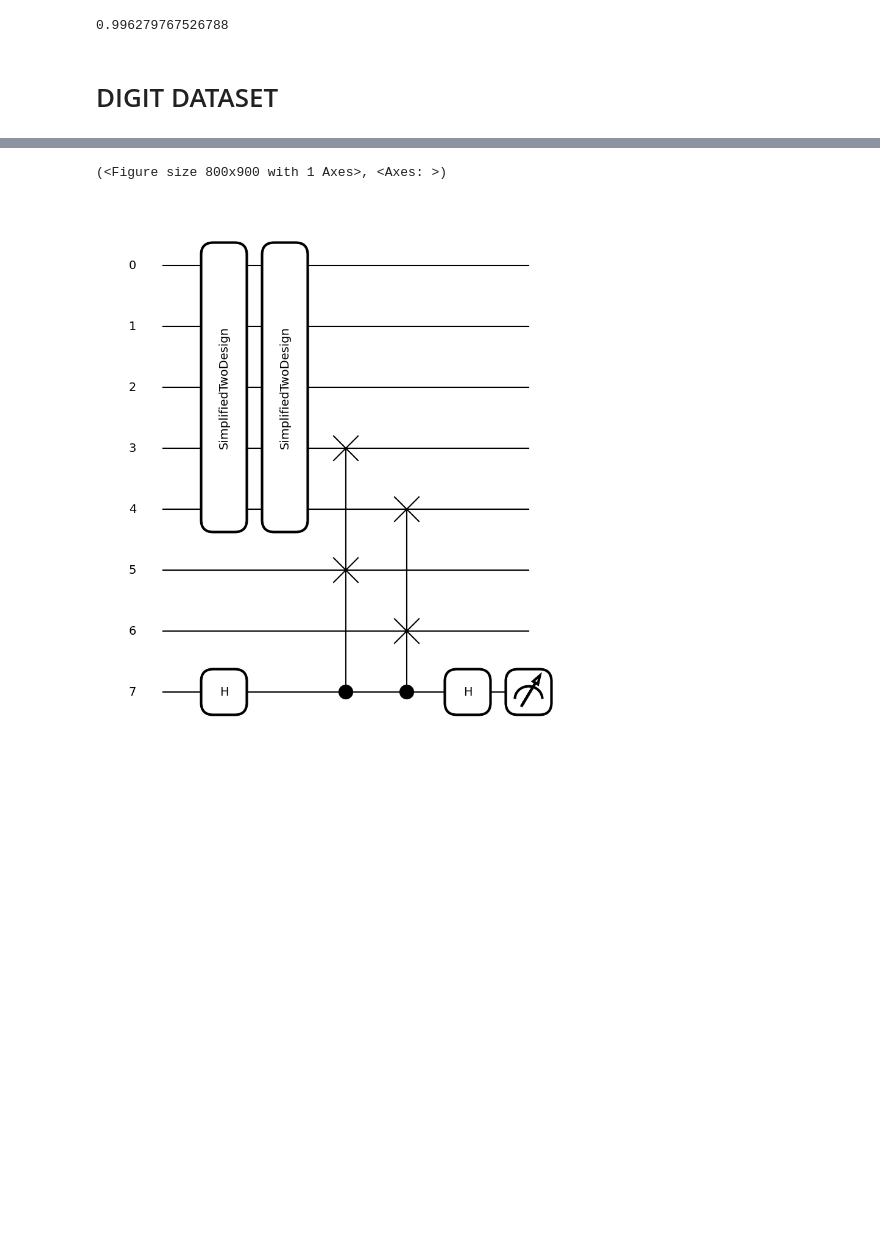
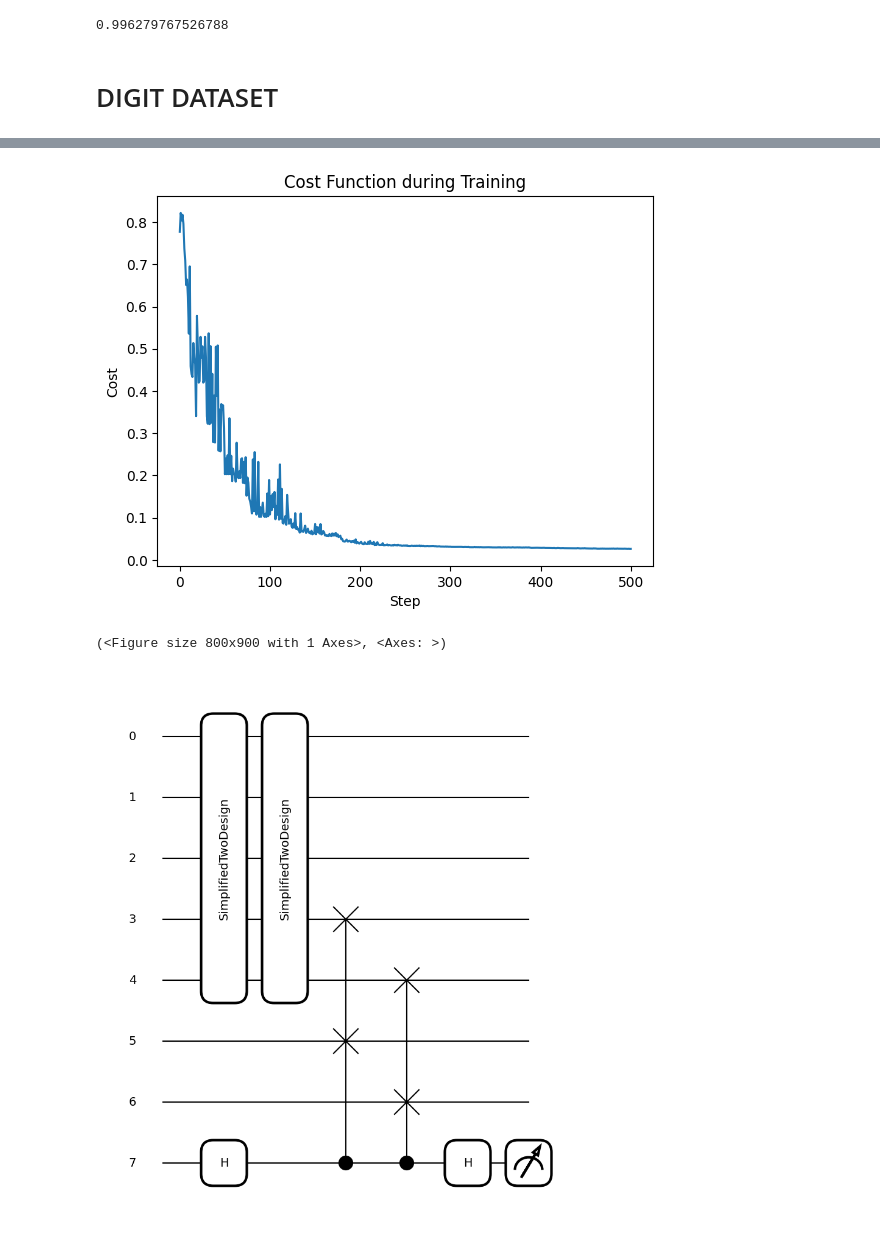
Before and after one commit to EdoardoZappia/Quantum_Autoencoder_PML_Exam, a Jupyter notebook: quantum_autoencoder.ipynb, the cells around one changed output, grey strips where cells are left out. Drawn from its saved outputs; the diff is of its cells as text; code cells hidden in the pictures; blank space fills up the shorter version.

```diff
--- a/quantum_autoencoder.ipynb
+++ b/quantum_autoencoder.ipynb
@@ -295,0 +345,8 @@ train_images, __ = get_dataset_digits(2)
+# %%
+cost_values_digits = []
+opt_weights_digits = []
+def callback(xk):
+    cost_val = cost_function_digits(xk)
+    cost_values_digits.append(cost_val)
+    opt_weights_digits.append(xk)
+    print(f"Step {len(cost_values_digits)}: cost = {cost_val:.4f}, params = {xk}")
@@ -296,3 +374,12 @@ train_images, __ = get_dataset_digits(2)
+# %%
+# Traccia la funzione di perdita durante l'addestramento
+plt.plot(cost_values_digits)
+plt.xlabel('Step')
+plt.ylabel('Cost')
+plt.title('Cost Function during Training')
+plt.show()
+# %% [output]
+[figure, added]
 # %%
 initial_point_digits = np.random.random((5,))
 initial_point = np.random.random((5,))
```
Also changed, not shown: parts of 9 cells of this notebook.
